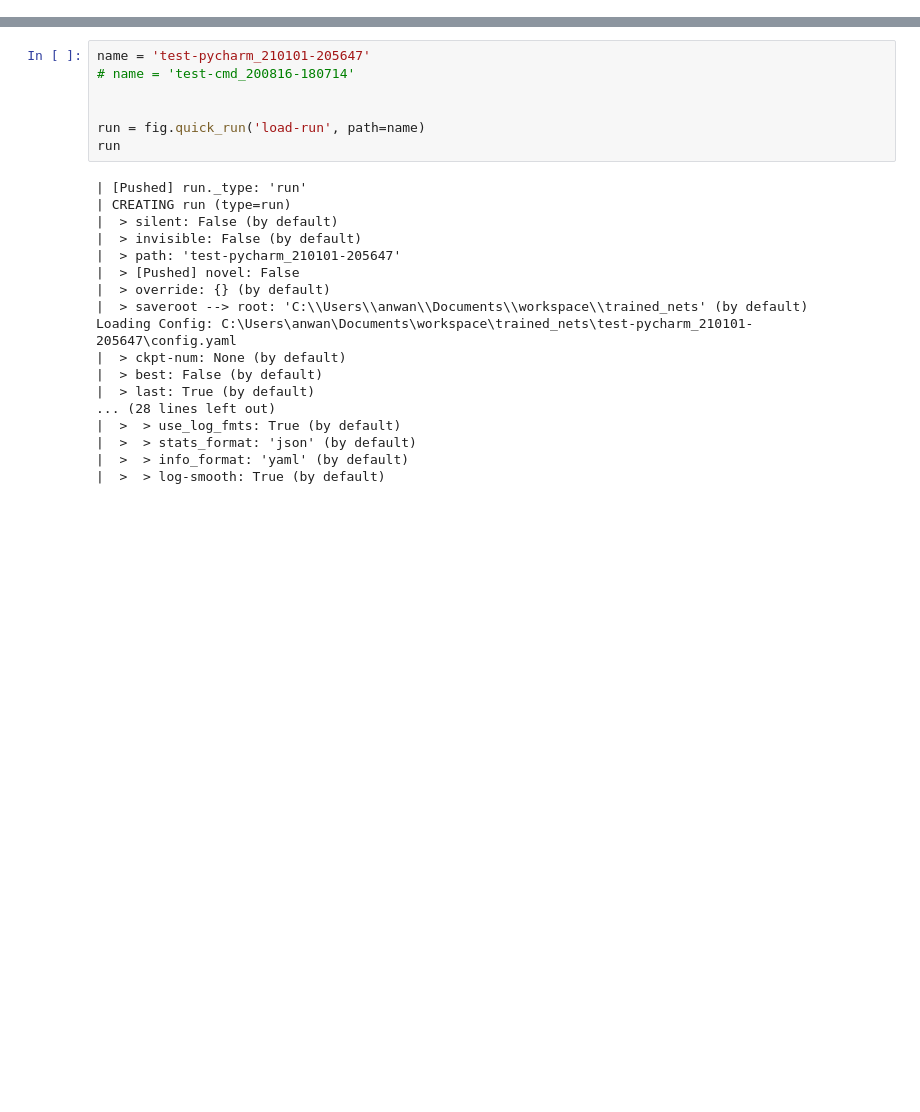
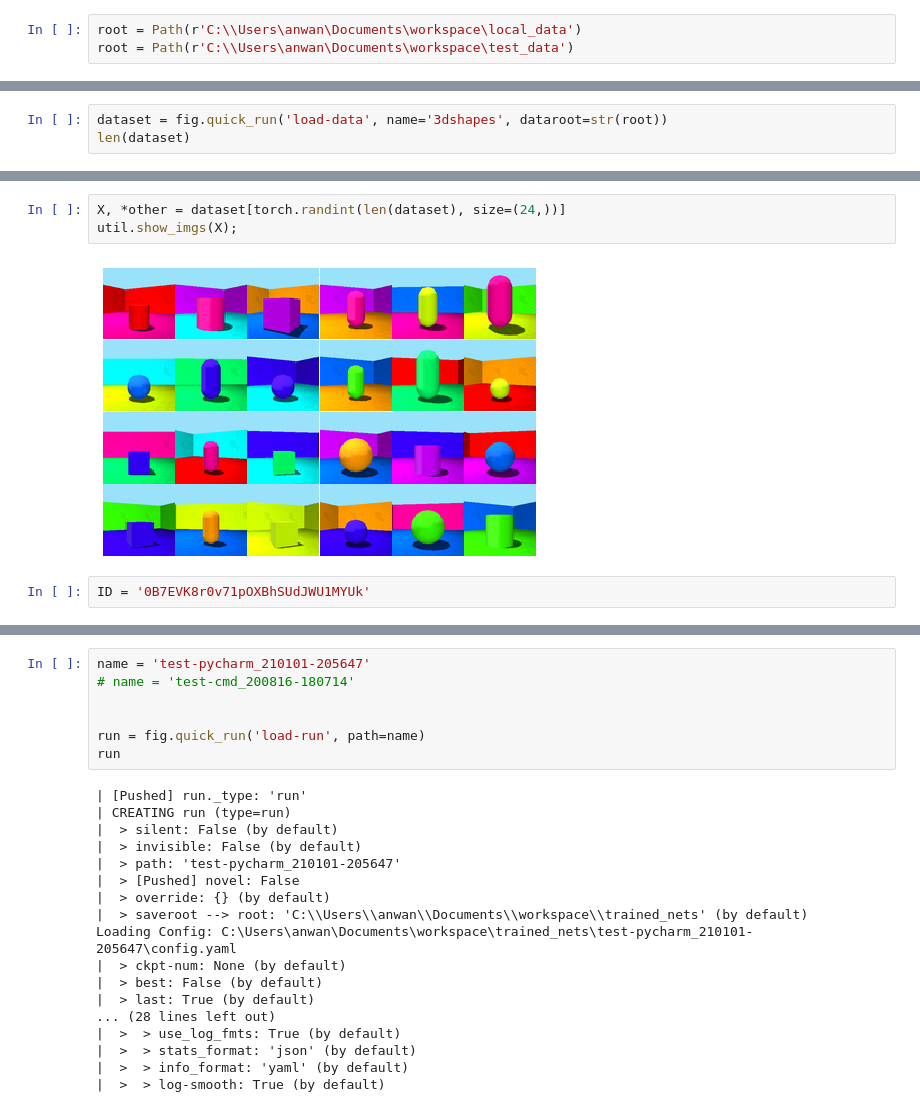
Before and after one commit to felixludos/omni-learn, a Jupyter notebook: loading.ipynb, the cells around one changed output, grey strips where cells are left out. Drawn from its saved outputs; the diff is of its cells as text; blank space fills up the shorter version.

Commit message:
datasets auto downloading

```diff
--- a/loading.ipynb
+++ b/loading.ipynb
@@ -22,0 +17,3 @@ WARNING: failed to import legacy models
+# %%
+root = Path(r'C:\\Users\anwan\Documents\workspace\local_data')
+root = Path(r'C:\\Users\anwan\Documents\workspace\test_data')
@@ -22,0 +54,3 @@ WARNING: failed to import legacy models
+# %%
+dataset = fig.quick_run('load-data', name='3dshapes', dataroot=str(root))
+len(dataset)
@@ -22,0 +76,7 @@ WARNING: failed to import legacy models
+# %%
+X, *other = dataset[torch.randint(len(dataset), size=(24,))]
+util.show_imgs(X);
+# %% [output]
+[figure, added]
+# %%
+ID = '0B7EVK8r0v71pOXBhSUdJWU1MYUk'
```
Also changed, not shown: parts of 40 cells of this notebook, 26 other files.
